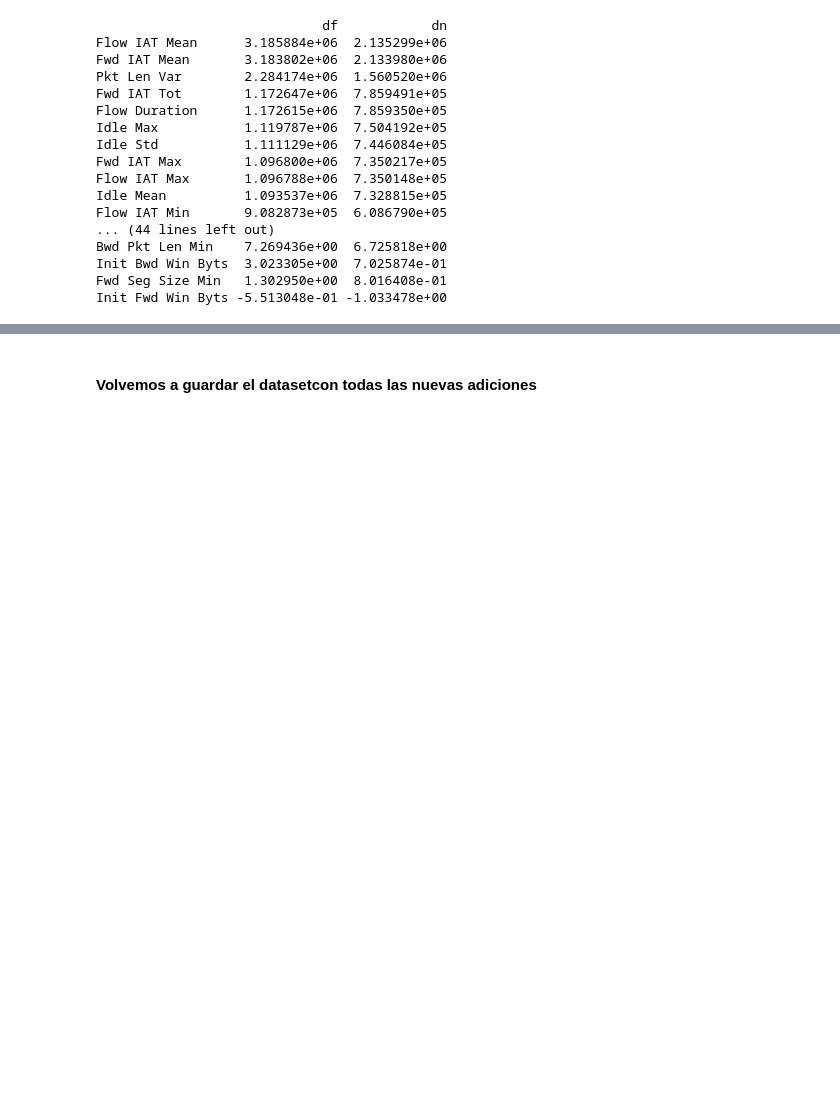
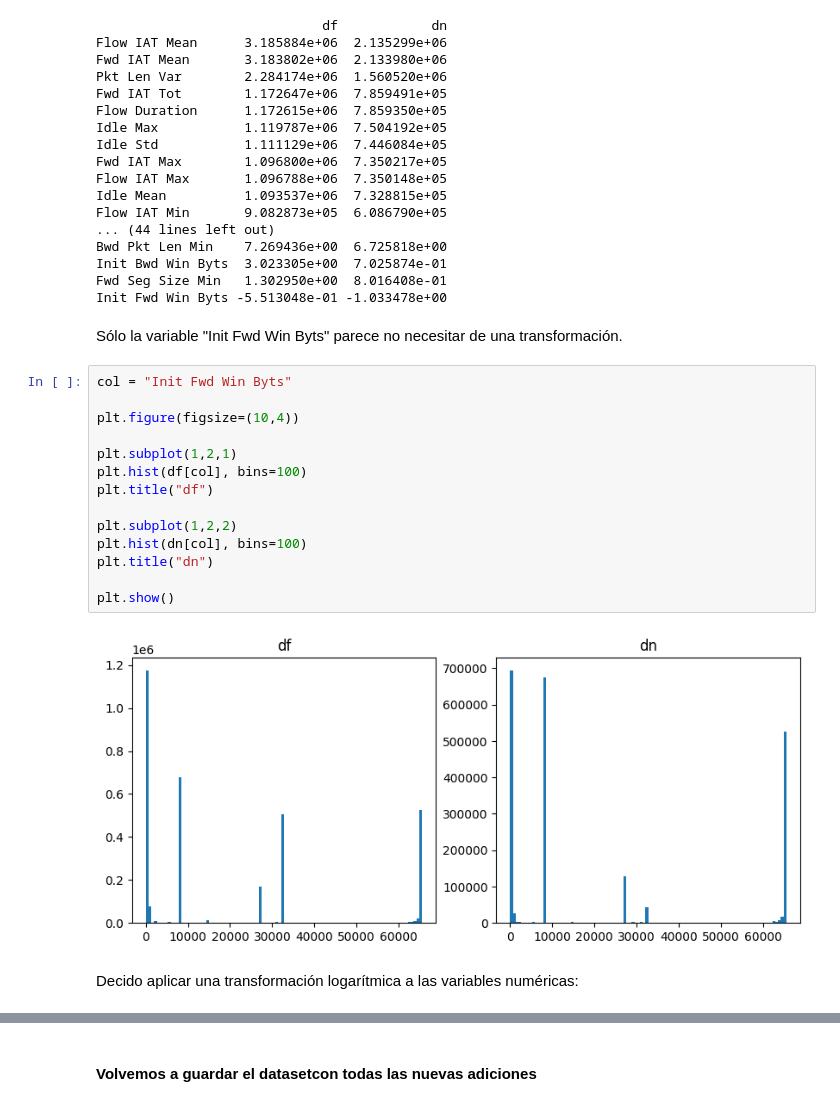
Before and after one commit to Axton-Industries/IDS-based-on-machine-learning-techniques, a Jupyter notebook: notebooks/03_eda.ipynb, the cells around one changed output, grey strips where cells are left out. Drawn from its saved outputs; the diff is of its cells as text; blank space fills up the shorter version.

```diff
--- a/notebooks/03_eda.ipynb
+++ b/notebooks/03_eda.ipynb
@@ -263,3 +264,23 @@ Bwd Pkt Len Min    7.269436e+00  6.725818e+00
 Init Bwd Win Byts  3.023305e+00  7.025874e-01
 Fwd Seg Size Min   1.302950e+00  8.016408e-01
 Init Fwd Win Byts -5.513048e-01 -1.033478e+00
+# %% [markdown]
+Sólo la variable "Init Fwd Win Byts" parece no necesitar de una transformación.
+# %%
+col = "Init Fwd Win Byts"
+
+plt.figure(figsize=(10,4))
+
+plt.subplot(1,2,1)
+plt.hist(df[col], bins=100)
+plt.title("df")
+
+plt.subplot(1,2,2)
+plt.hist(dn[col], bins=100)
+plt.title("dn")
+
+plt.show()
+# %% [output]
+[figure, added]
+# %% [markdown]
+Decido aplicar una transformación logarítmica a las variables numéricas:
```
Also changed, not shown: parts of 4 cells of this notebook, 2 other files.
